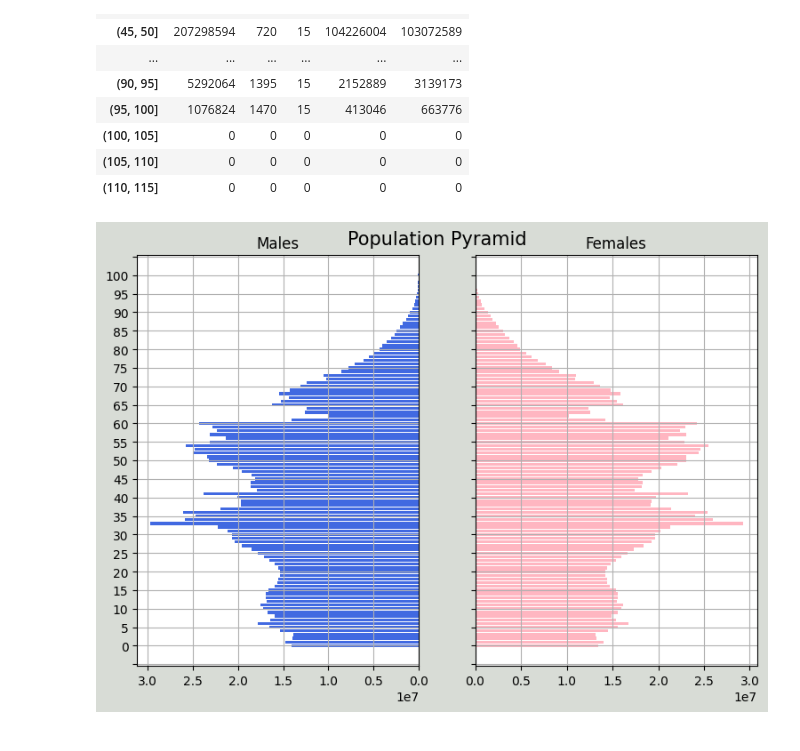
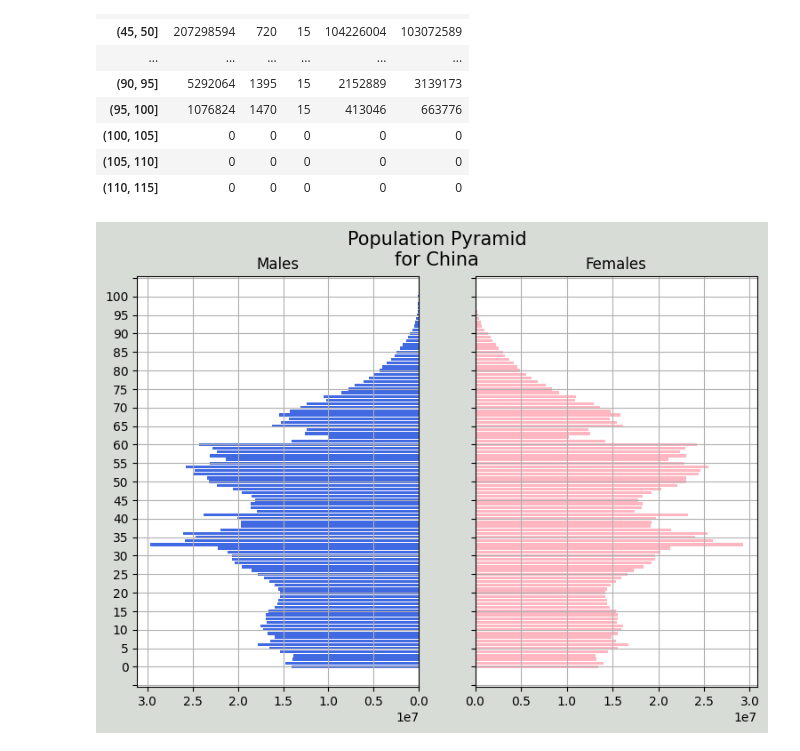
Before and after one commit to robertscotthoward/PhoenixCodingAcademy, a Jupyter notebook: projects/notebooks/Demographics.ipynb, the cells around one changed output. Saved outputs shown, nothing was run; the diff lists cells and outputs as text; code cells hidden in the pictures.

```diff
--- a/projects/notebooks/Demographics.ipynb
+++ b/projects/notebooks/Demographics.ipynb
@@ -130,27 +149,27 @@ d
 # %%
 # Plot it as a pyramid graph
 from matplotlib.ticker import MultipleLocator
 
 DF = c.groupby(df['Age']).sum().copy()
 y = range(0, len(DF.index))
 x_male = DF['Males']
 x_female = DF['Females']
 
 fig, axes = plt.subplots(ncols=2, sharey=True, figsize=(9, 6))
 fig.patch.set_facecolor('xkcd:light grey')
-plt.figtext(.5,.9,"Population Pyramid", fontsize=15, ha='center')
+plt.figtext(.5,.9,f"Population Pyramid\nfor {country}", fontsize=15, ha='center')
 
 axes[0].barh(y, x_male, align='center', color='royalblue')
 axes[0].set(title='Males')
 axes[1].barh(y, x_female, align='center', color='lightpink')
 axes[1].set(title='Females')
 axes[1].grid()
 
 axes[0].set(yticks=y, yticklabels=DF.index)
 axes[0].yaxis.set_major_locator(MultipleLocator(5))
 axes[0].invert_xaxis()
 axes[0].grid()
 
 plt.show()
 # %% [output]
-[figure, old version]
+[figure, new version]
```
Also changed, not shown: parts of 4 cells of this notebook, 1 other file.
